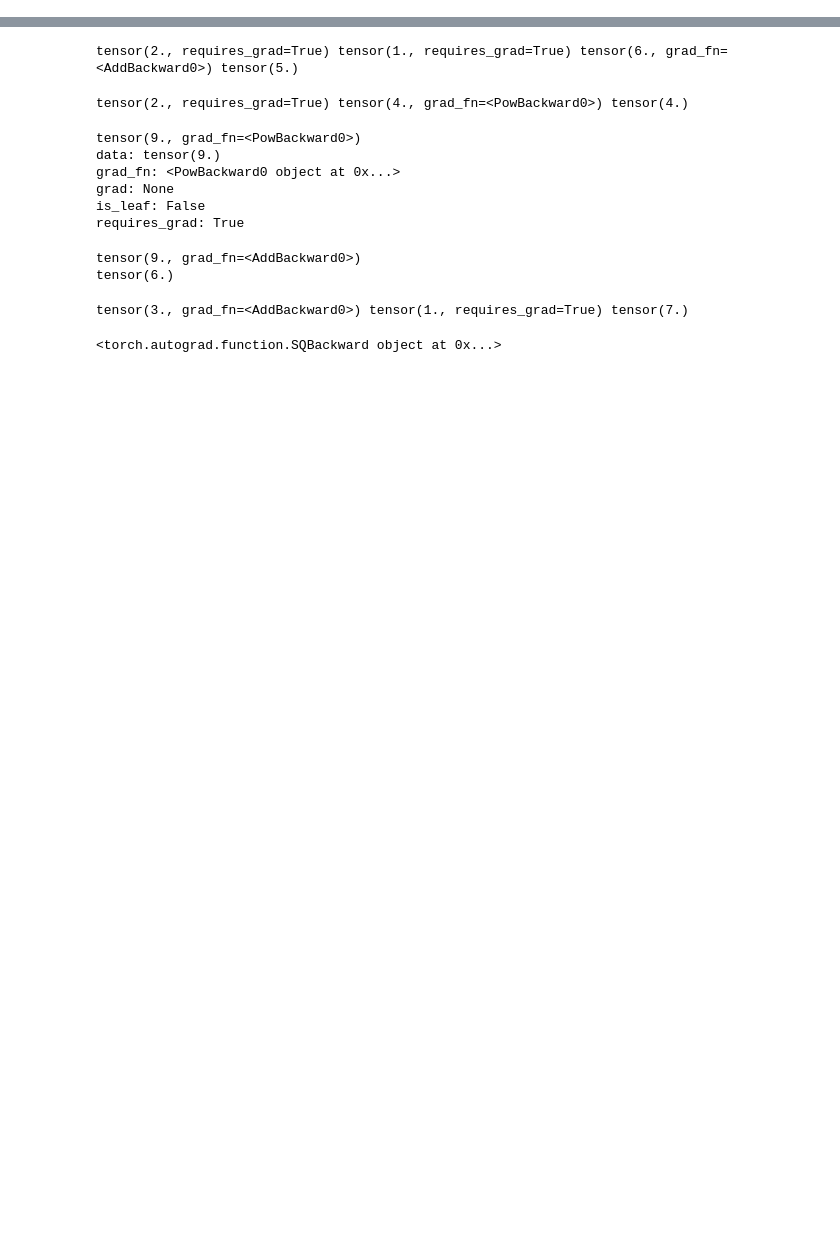
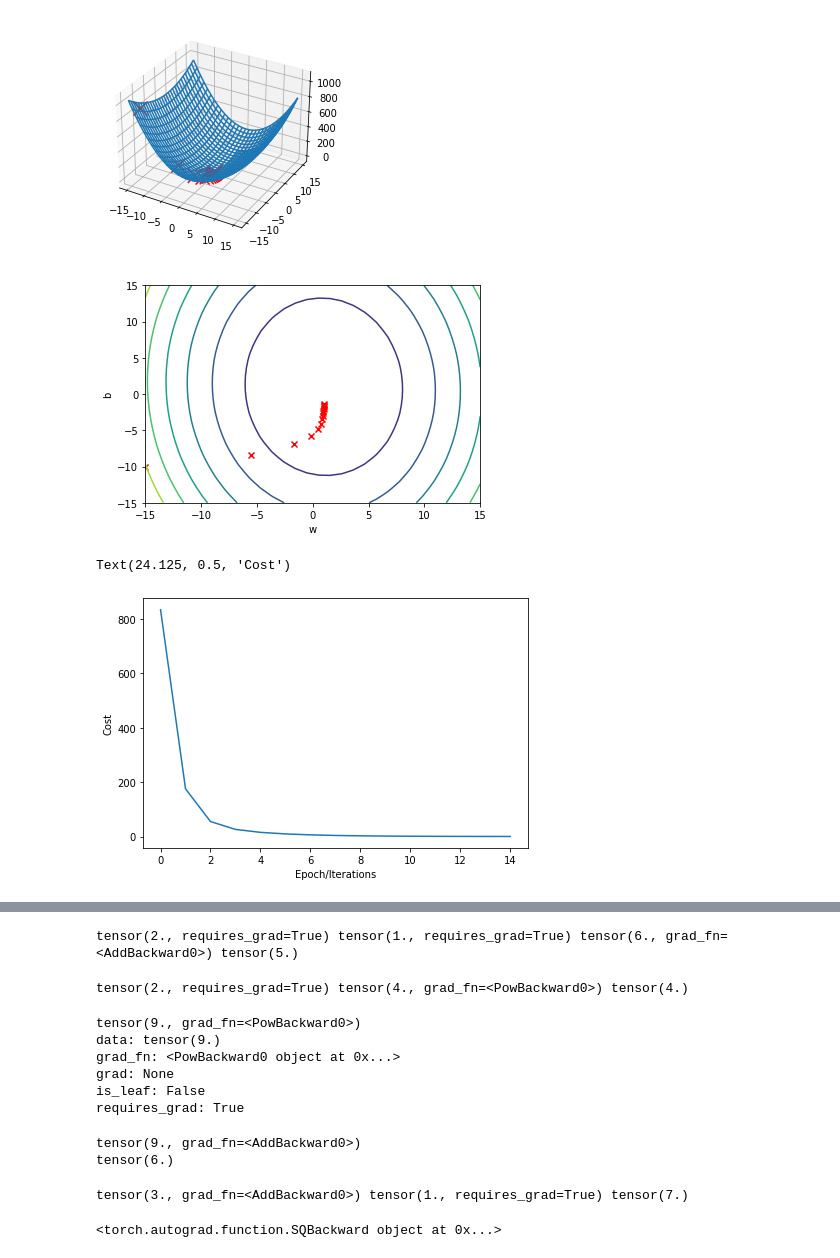
Before and after one commit to dparksports/circle-detector, a Jupyter notebook: torch.ipynb, the cells around one changed output, grey strips where cells are left out. Drawn from its saved outputs; the diff is of its cells as text; code cells hidden in the pictures; blank space fills up the shorter version.

```diff
--- a/torch.ipynb
+++ b/torch.ipynb
@@ -2,0 +152,11 @@ import torch
+# %%
+get_surface.final_plot()
+plt.plot(LOSS)
+plt.tight_layout()
+plt.xlabel("Epoch/Iterations")
+plt.ylabel("Cost")
+# %% [output]
+[figure, added]
+[figure, added]
+Text(24.125, 0.5, 'Cost')
+[figure, added]
```
Also changed, not shown: parts of 17 cells of this notebook.
